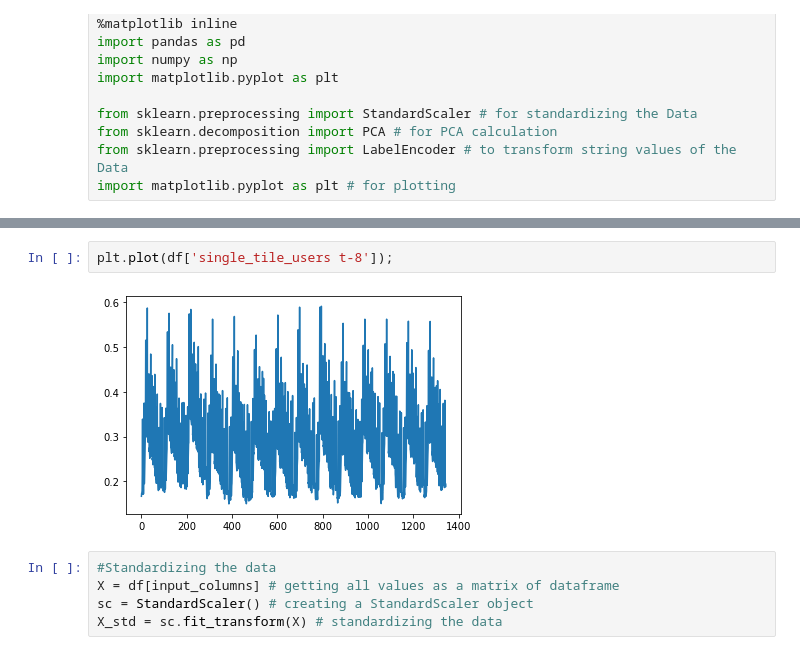
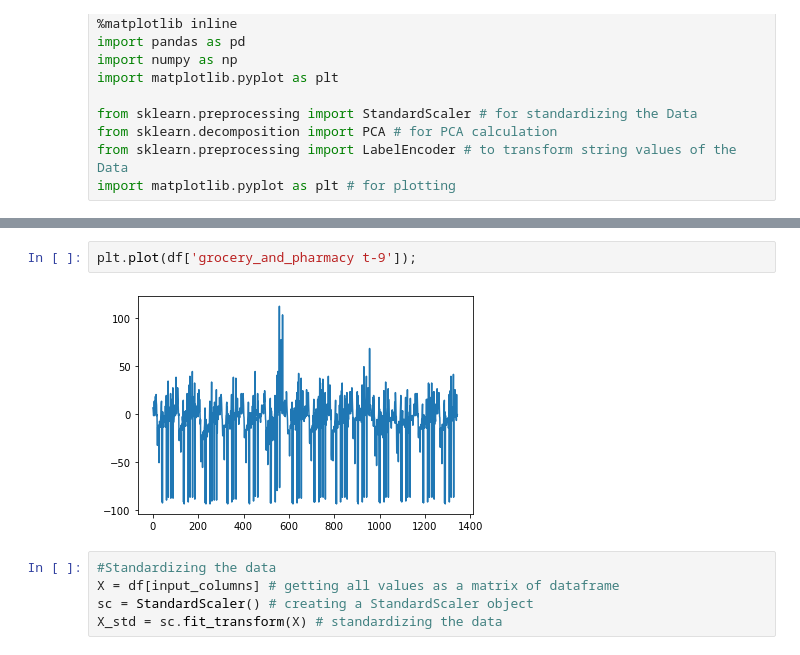
Before and after one commit to FabiDann/ml-fairness-validity, a Jupyter notebook: PCA_time_series_mobility_data.ipynb, the cells around one changed output, grey strips where cells are left out. Saved outputs shown, nothing was run; the diff lists cells and outputs as text.

Commit message:
Added plotting and deleting of multiple columns

```diff
--- a/PCA_time_series_mobility_data.ipynb
+++ b/PCA_time_series_mobility_data.ipynb
@@ -25,7 +48,7 @@ input_columns.remove('single_tile_users t-8')
 # %%
-plt.plot(df['single_tile_users t-8']);
+plt.plot(df['grocery_and_pharmacy t-9']);
 # %% [output]
-[figure, old version]
+[figure, new version]
 # %%
 #Standardizing the data
 X = df[input_columns] # getting all values as a matrix of dataframe
```
Also changed, not shown: parts of 4 cells of this notebook.
